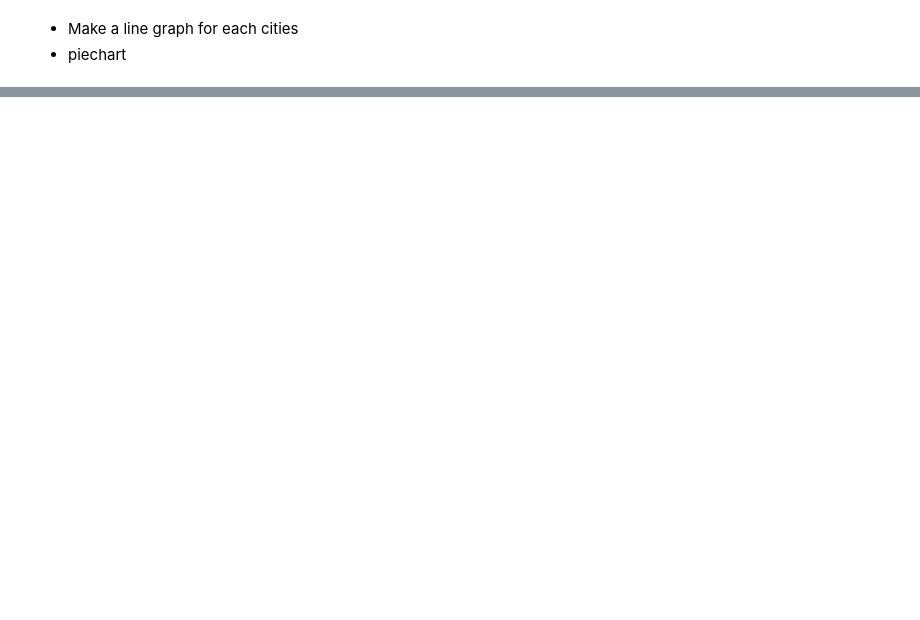
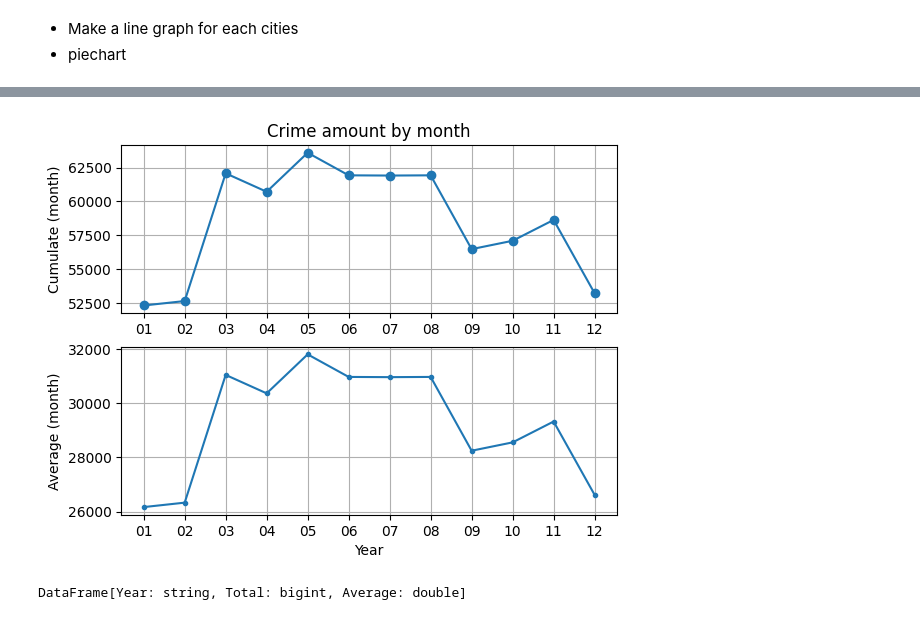
Before and after one commit to Kashem-Ifte/Big-Data-Analytics, a Jupyter notebook: bdanalytics-01.ipynb, the cells around one changed output, grey strips where cells are left out. Saved outputs shown, nothing was run; the diff lists cells and outputs as text; code cells hidden in the pictures; blank space fills up the shorter version.

```diff
--- a/bdanalytics-01.ipynb
+++ b/bdanalytics-01.ipynb
@@ -254,0 +292,33 @@ monthlyCrimeAmountnew.show()
+# %%
+# Prepare variables for visualisations
+
+monthArray = sqlContext.sql("select Month from monthlyCrimeAmount")\
+.rdd.map(lambda f:f[0]).collect()
+monthTotalArray = sqlContext.sql("select Total from monthlyCrimeAmount")\
+.rdd.map(lambda f:f[0]).collect()
+monthAvgArray = sqlContext.sql("select Average from monthlyCrimeAmount")\
+.rdd.map(lambda f:f[0]).collect()
+# %%
+# Plot visualisations
+
+import matplotlib.pyplot as plt
+import numpy as np
+
+y = monthArray
+t = monthTotalArray
+a = monthAvgArray
+
+plt.subplot(2, 1, 1)
+plt.plot(y, t, 'o-')
+plt.title('Crime amount by month')
+plt.ylabel('Cumulate (month)')
+plt.grid(True)
+
+plt.subplot(2, 1, 2)
+plt.plot(y, a, '.-')
+plt.xlabel('Year')
+plt.ylabel('Average (month)')
+plt.grid(True)
+plt.savefig("yearlyCrimeAmount.png")
+# %% [output]
+[figure, added]
@@ -254,0 +330,4 @@ monthlyCrimeAmountnew.show()
+# %%
+yearlyCrimeAmount
+# %% [output]
+DataFrame[Year: string, Total: bigint, Average: double]
```
Also changed, not shown: parts of 27 cells of this notebook.
